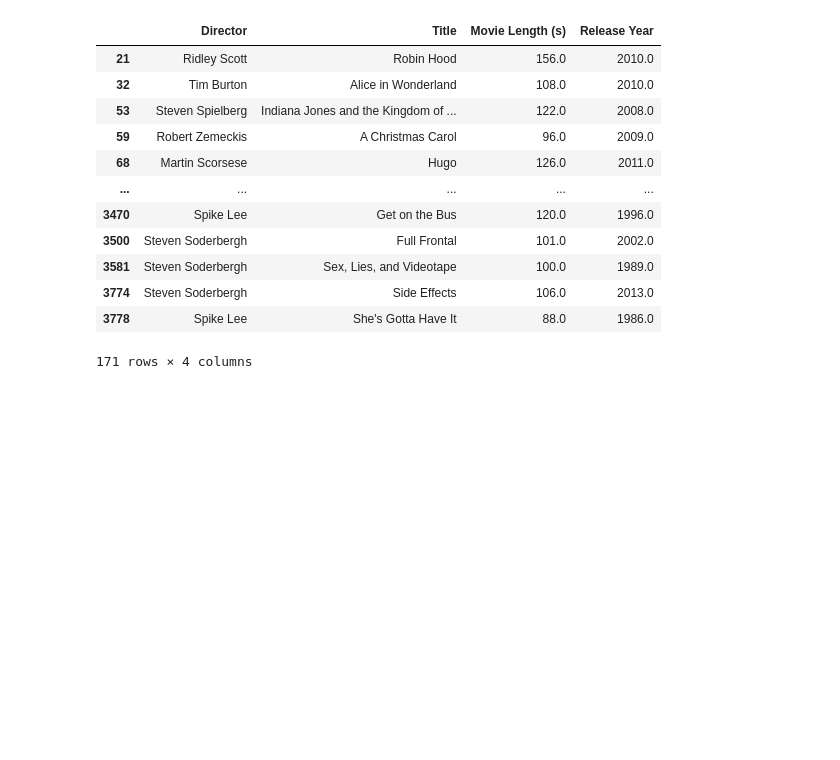
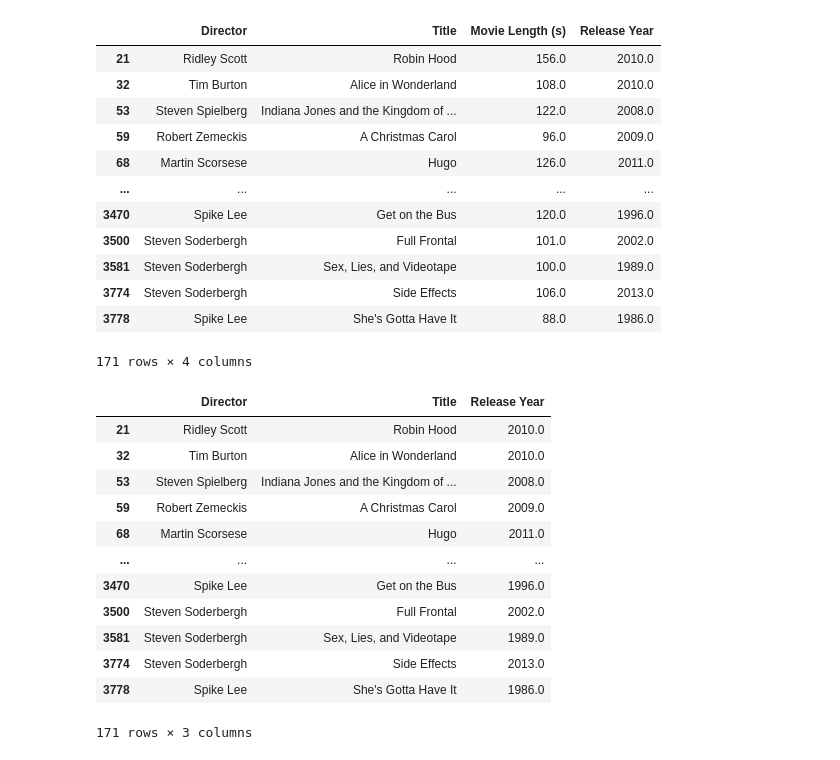
Before and after one commit to radowtay/Project-1, a Jupyter notebook: Busiest Directors Script.ipynb, the cells around one changed output. Cells and saved outputs as stored; diff of their text form; code cells hidden in the pictures; blank space fills up the shorter version.

```diff
--- a/Busiest Directors Script.ipynb
+++ b/Busiest Directors Script.ipynb
@@ -136,0 +139,18 @@ tttttttttttttttttttttttttttttttttttttttttttttttttttttttttttttttttttttttttttttttt
+# %%
+top_10_df=top_10_df[["Director", "Title", "Release Year"]]
+# top_10_df.groupby("Director").count()
+top_10_df
+# %% [output]
+|  | Director | Title | Release Year |
+| 21 | Ridley Scott | Robin Hood | 2010.0 |
+| 32 | Tim Burton | Alice in Wonderland | 2010.0 |
+| 53 | Steven Spielberg | Indiana Jones and the Kingdom of ... | 2008.0 |
+| 59 | Robert Zemeckis | A Christmas Carol | 2009.0 |
+| 68 | Martin Scorsese | Hugo | 2011.0 |
+| ... | ... | ... | ... |
+| 3470 | Spike Lee | Get on the Bus | 1996.0 |
+| 3500 | Steven Soderbergh | Full Frontal | 2002.0 |
+| 3581 | Steven Soderbergh | Sex, Lies, and Videotape | 1989.0 |
+| 3774 | Steven Soderbergh | Side Effects | 2013.0 |
+| 3778 | Spike Lee | She's Gotta Have It | 1986.0 |
+171 rows × 3 columns
```
Also changed, not shown: parts of 6 cells of this notebook.
